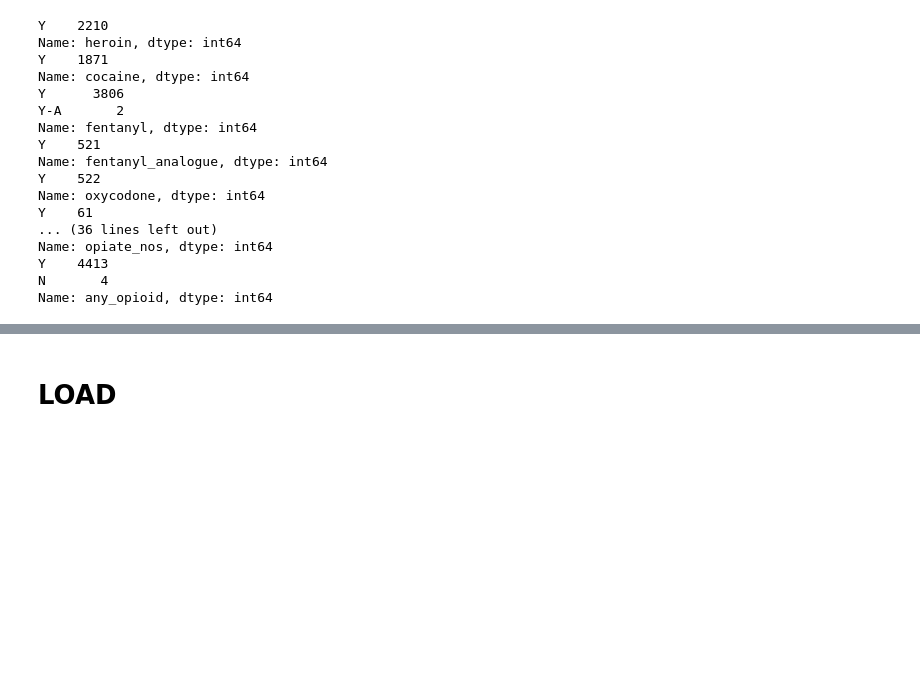
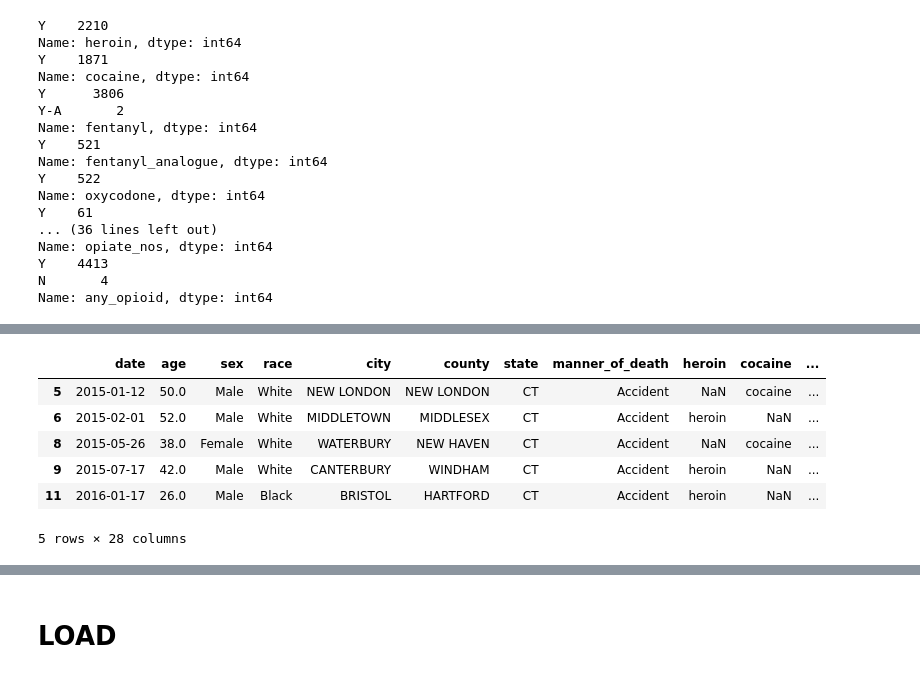
Before and after one commit to KeSavanh/Drug_Overdose_Death_Connecticut, a Jupyter notebook: Project2/drug_ETL.ipynb, the cells around one changed output, grey strips where cells are left out. Drawn from its saved outputs; the diff is of its cells as text; code cells hidden in the pictures; blank space fills up the shorter version.

```diff
--- a/Project2/drug_ETL.ipynb
+++ b/Project2/drug_ETL.ipynb
@@ -323,6 +323,6 @@ drug_merge_df.head(2)
 # %%
-# Extract only year from 'date' column
-drug_merge_df["year"] = drug_merge_df['date'].map(lambda x: x.year)
+# # Extract only year from 'date' column
+# drug_merge_df["year"] = drug_merge_df['date'].map(lambda x: x.year)
 # %%
 # Check values in each drug columns
 for x in drug_list:
@@ -373,5 +393,15 @@ drug_merge_df['drug_type'] = drug_merge_df[drug_merge_df.columns[10:]].apply(lam
 # %%
 # Extract only year from 'date' column
 drug_merge_df["year"] = drug_merge_df['date'].map(lambda x: x.year)
+# %%
+drug_merge_df.head()
+# %% [output]
+|  | date | age | sex | race | city | county | state | manner_of_death | heroin | cocaine | ... |
+| 5 | 2015-01-12 | 50.0 | Male | White | NEW LONDON | NEW LONDON | CT | Accident | NaN | cocaine | ... |
+| 6 | 2015-02-01 | 52.0 | Male | White | MIDDLETOWN | MIDDLESEX | CT | Accident | heroin | NaN | ... |
+| 8 | 2015-05-26 | 38.0 | Female | White | WATERBURY | NEW HAVEN | CT | Accident | NaN | cocaine | ... |
+| 9 | 2015-07-17 | 42.0 | Male | White | CANTERBURY | WINDHAM | CT | Accident | heroin | NaN | ... |
+| 11 | 2016-01-17 | 26.0 | Male | Black | BRISTOL | HARTFORD | CT | Accident | heroin | NaN | ... |
+5 rows × 28 columns
 # %%
 # Sellect only related columns
```
Also changed, not shown: parts of 10 cells of this notebook, 5 other files.
